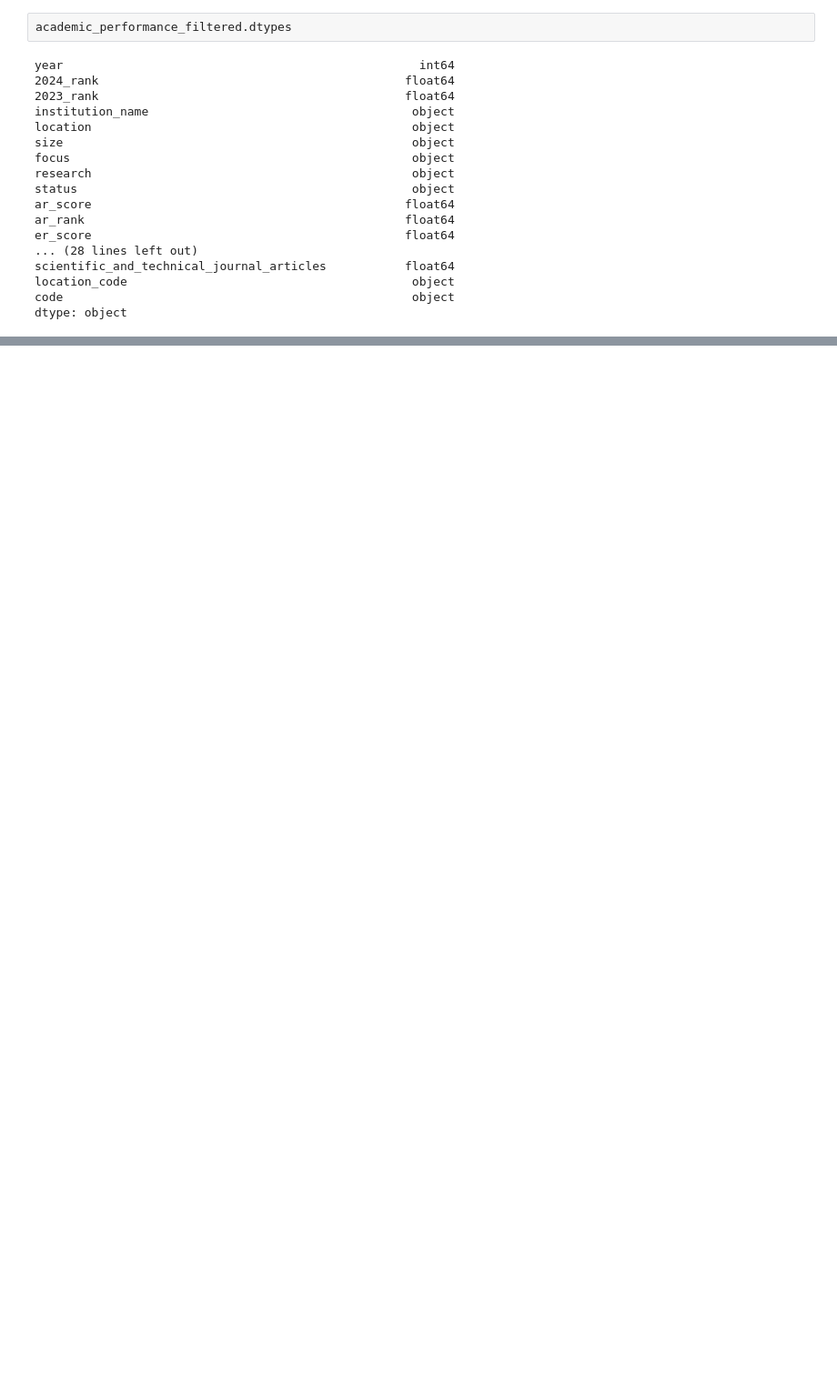
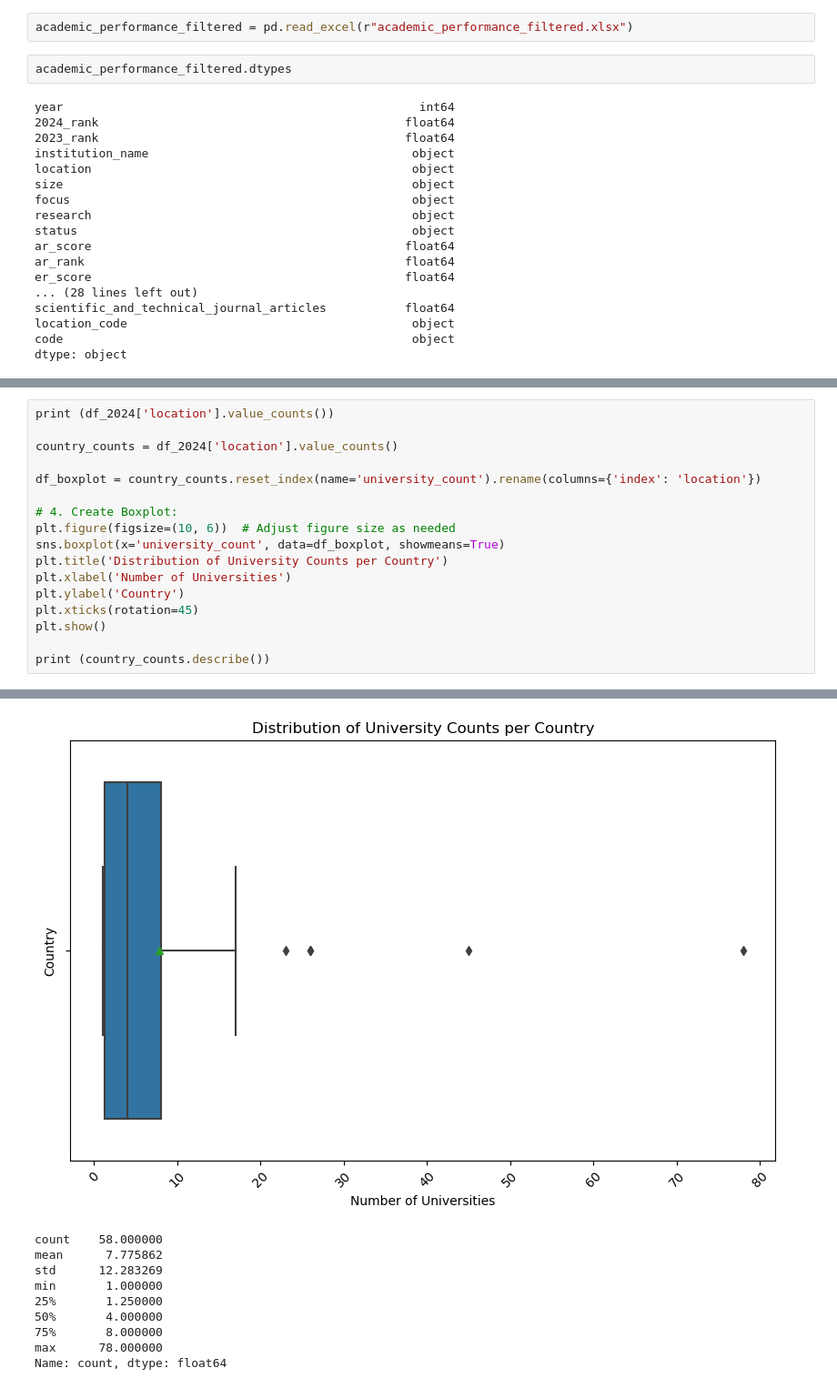
Before and after one commit to FabianaMFZ/EDA-and-Visualization-of-QS-World-University-Rankings, a Jupyter notebook: Project2_academic_performance.ipynb, the cells around one changed output, grey strips where cells are left out. Shown at 91% size. Drawn from its saved outputs; the diff is of its cells as text; blank space fills up the shorter version.

```diff
--- a/Project2_academic_performance.ipynb
+++ b/Project2_academic_performance.ipynb
@@ -892,6 +892,8 @@ academic_performance_filtered
 # academic_performance_filtered.to_excel('academic_performance_filtered.xlsx')
 # %% [markdown]
 ## EDA - Final Dataset
+# %%
+academic_performance_filtered = pd.read_excel(r"academic_performance_filtered.xlsx")
 # %%
 academic_performance_filtered.dtypes
 # %% [output]
@@ -945,2 +968,20 @@ plt.show()
 # %% [output]
 [figure]
+# %%
+print (df_2024['location'].value_counts())
+
+country_counts = df_2024['location'].value_counts()
+
+df_boxplot = country_counts.reset_index(name='university_count').rename(columns={'index': 'location'})
+
+# 4. Create Boxplot:
+plt.figure(figsize=(10, 6))  # Adjust figure size as needed
+sns.boxplot(x='university_count', data=df_boxplot, showmeans=True)
+plt.title('Distribution of University Counts per Country')
+plt.xlabel('Number of Universities')
+plt.ylabel('Country')
+plt.xticks(rotation=45)
+plt.show()
+
+print (country_counts.describe())
+# %% [output]
@@ -946,0 +1005,10 @@ plt.show()
+[figure, added]
+count    58.000000
+mean      7.775862
+std      12.283269
+min       1.000000
+25%       1.250000
+50%       4.000000
+75%       8.000000
+max      78.000000
+Name: count, dtype: float64
```
Also changed, not shown: parts of 25 cells of this notebook, 1 other file.
